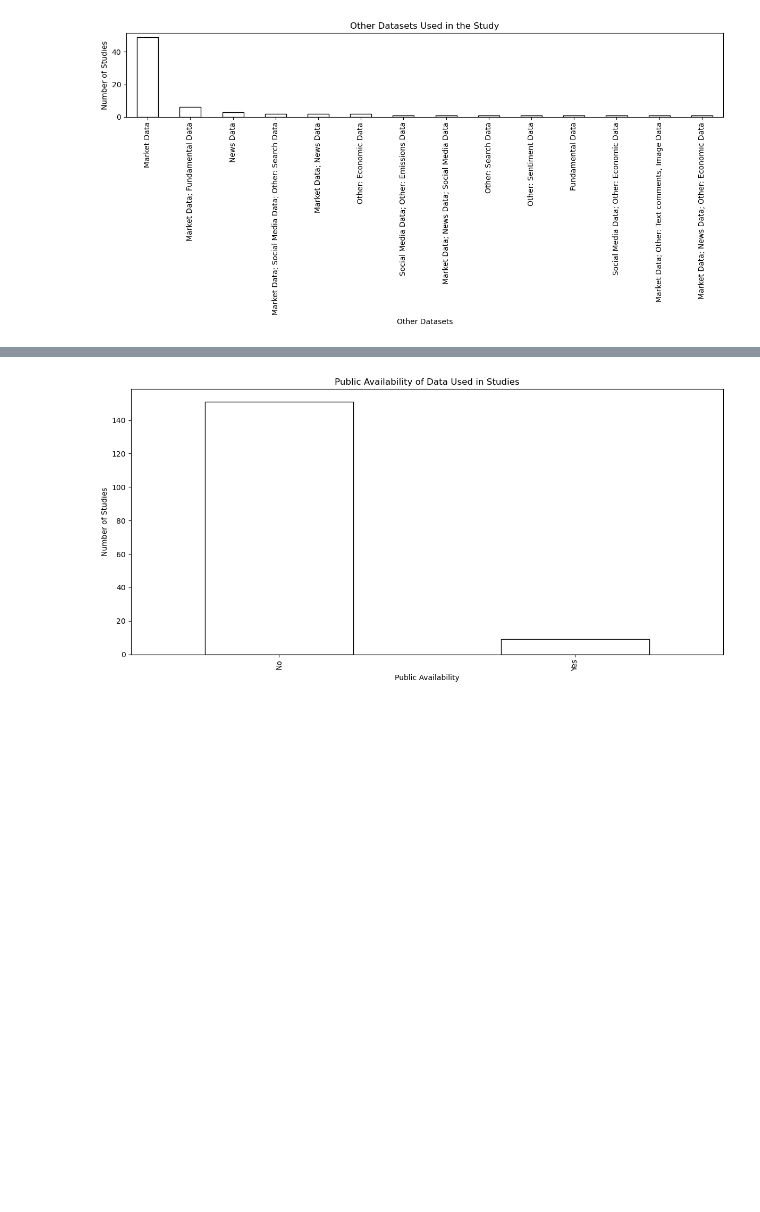
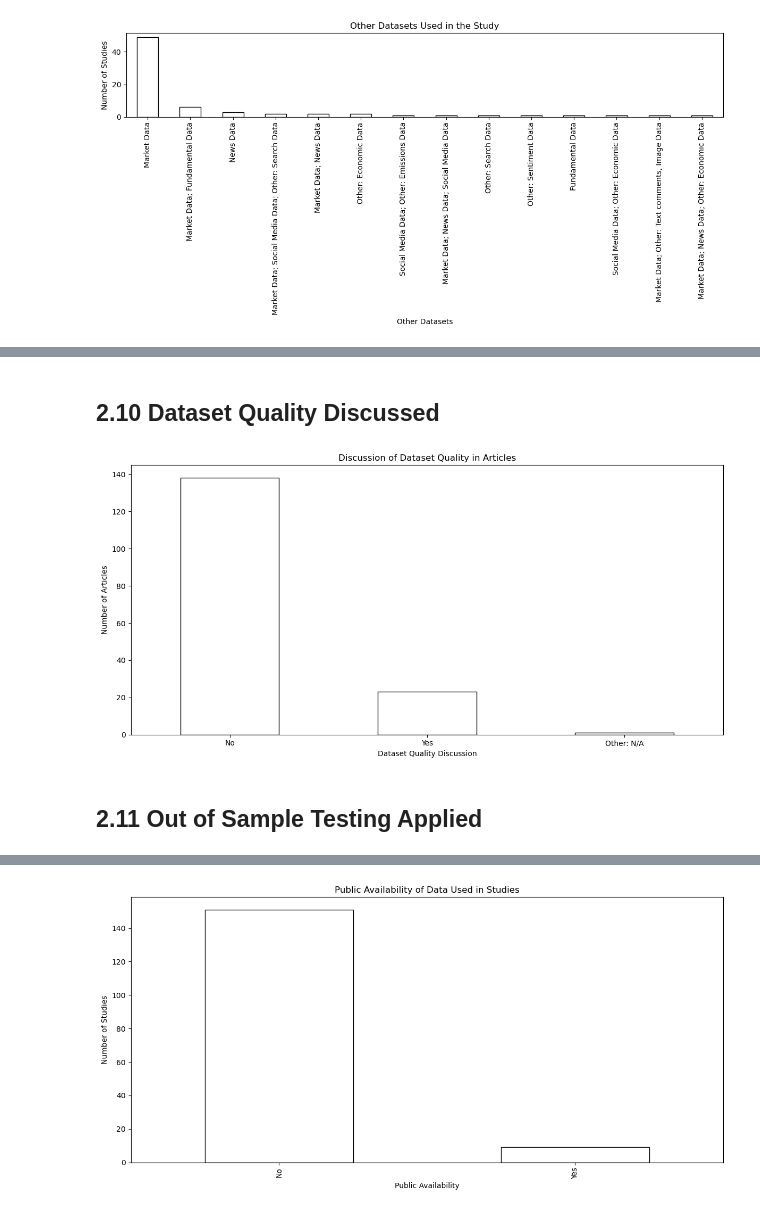
Before and after one commit to MSCA-DN-Digital-Finance/WP3_eXplainable_and_Fair_AI, a Jupyter notebook: IRP1/Code/systematic_literature_review/250602_analysis.ipynb, the cells around one changed output, grey strips where cells are left out. Saved outputs shown, nothing was run; the diff lists cells and outputs as text; code cells hidden in the pictures; blank space fills up the shorter version.

```diff
--- a/IRP1/Code/systematic_literature_review/250602_analysis.ipynb
+++ b/IRP1/Code/systematic_literature_review/250602_analysis.ipynb
@@ -340,0 +373,16 @@ plt.show()
+# %% [markdown]
+## 2.10 Dataset Quality Discussed
+# %%
+# plot 'Is dataset quality discussed in article?'
+plt.figure(figsize=(12, 6))
+df['Is dataset quality discussed in article?'].value_counts().plot(kind='bar', color='white', edgecolor='black')
+plt.title('Discussion of Dataset Quality in Articles')
+plt.xlabel('Dataset Quality Discussion')
+plt.ylabel('Number of Articles')
+plt.xticks(rotation=0)
+plt.tight_layout()
+plt.show()
+# %% [output]
+[figure, added]
+# %% [markdown]
+## 2.11 Out of Sample Testing Applied
```
Also changed, not shown: parts of 55 cells of this notebook.
